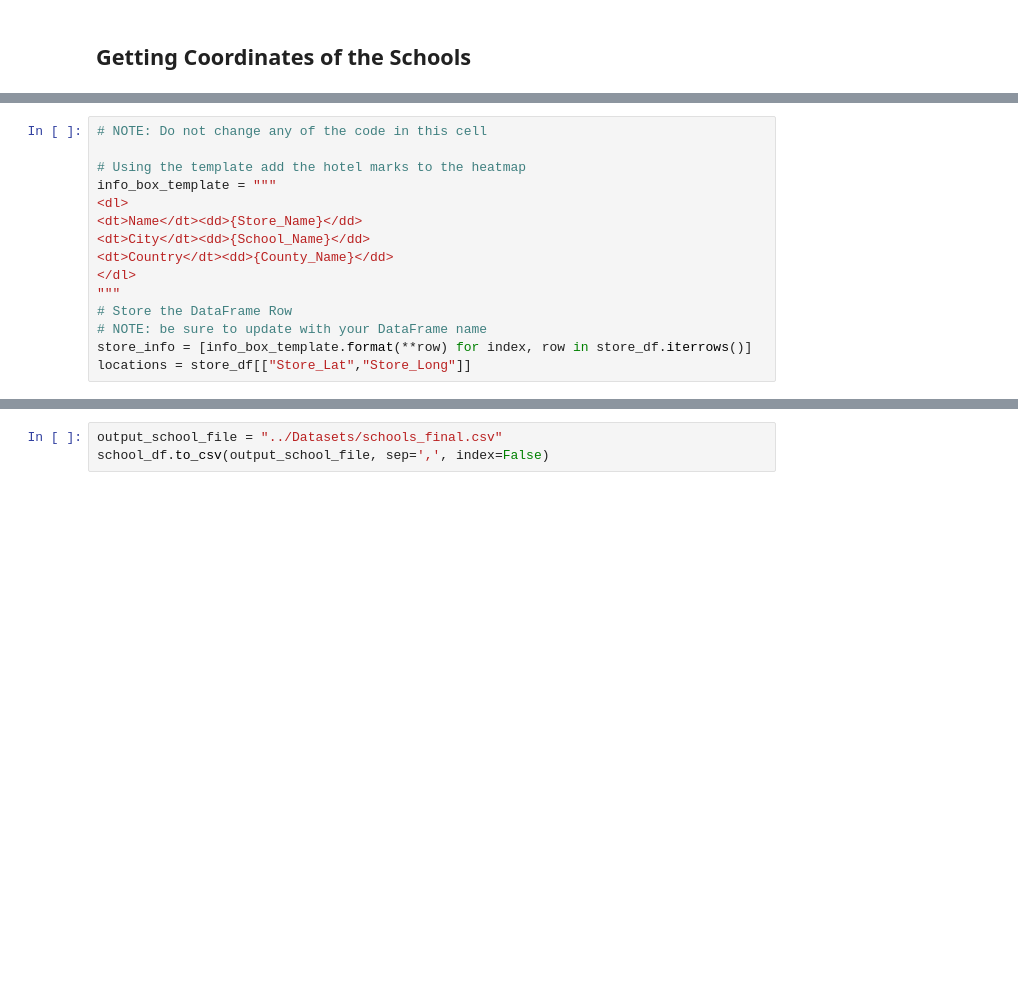
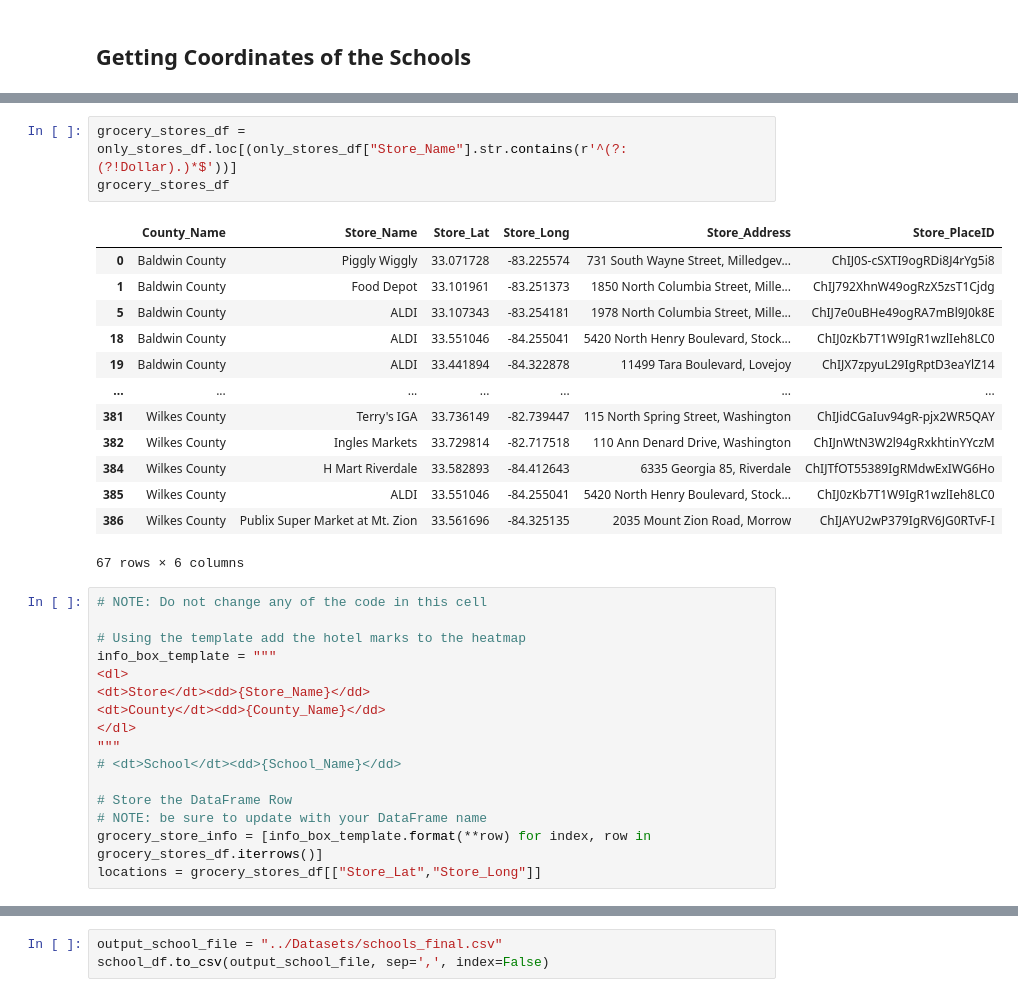
Before and after one commit to sgodkhindi/Project_Map_Food_Deserts, a Jupyter notebook: Food_Deserts_Data.ipynb, the cells around one changed output, grey strips where cells are left out. Drawn from its saved outputs; the diff is of its cells as text; blank space fills up the shorter version.

```diff
--- a/Food_Deserts_Data.ipynb
+++ b/Food_Deserts_Data.ipynb
@@ -167,18 +236,36 @@ store_df
+# %%
+grocery_stores_df = only_stores_df.loc[(only_stores_df["Store_Name"].str.contains(r'^(?:(?!Dollar).)*$'))]
+grocery_stores_df
+# %% [output]
+|  | County_Name | Store_Name | Store_Lat | Store_Long | Store_Address | Store_PlaceID |
+| 0 | Baldwin County | Piggly Wiggly | 33.071728 | -83.225574 | 731 South Wayne Street, Milledgev... | ChIJ0S-cSXTI9ogRDi8J4rYg5i8 |
+| 1 | Baldwin County | Food Depot | 33.101961 | -83.251373 | 1850 North Columbia Street, Mille... | ChIJ792XhnW49ogRzX5zsT1Cjdg |
+| 5 | Baldwin County | ALDI | 33.107343 | -83.254181 | 1978 North Columbia Street, Mille... | ChIJ7e0uBHe49ogRA7mBl9J0k8E |
+| 18 | Baldwin County | ALDI | 33.551046 | -84.255041 | 5420 North Henry Boulevard, Stock... | ChIJ0zKb7T1W9IgR1wzlIeh8LC0 |
+| 19 | Baldwin County | ALDI | 33.441894 | -84.322878 | 11499 Tara Boulevard, Lovejoy | ChIJX7zpyuL29IgRptD3eaYlZ14 |
+| ... | ... | ... | ... | ... | ... | ... |
+| 381 | Wilkes County | Terry's IGA | 33.736149 | -82.739447 | 115 North Spring Street, Washington | ChIJidCGaIuv94gR-pjx2WR5QAY |
+| 382 | Wilkes County | Ingles Markets | 33.729814 | -82.717518 | 110 Ann Denard Drive, Washington | ChIJnWtN3W2l94gRxkhtinYYczM |
+| 384 | Wilkes County | H Mart Riverdale | 33.582893 | -84.412643 | 6335 Georgia 85, Riverdale | ChIJTfOT55389IgRMdwExIWG6Ho |
+| 385 | Wilkes County | ALDI | 33.551046 | -84.255041 | 5420 North Henry Boulevard, Stock... | ChIJ0zKb7T1W9IgR1wzlIeh8LC0 |
+| 386 | Wilkes County | Publix Super Market at Mt. Zion | 33.561696 | -84.325135 | 2035 Mount Zion Road, Morrow | ChIJAYU2wP379IgRV6JG0RTvF-I |
+67 rows × 6 columns
 # %%
 # NOTE: Do not change any of the code in this cell
 
 # Using the template add the hotel marks to the heatmap
 info_box_template = """
 <dl>
-<dt>Name</dt><dd>{Store_Name}</dd>
-<dt>City</dt><dd>{School_Name}</dd>
-<dt>Country</dt><dd>{County_Name}</dd>
+<dt>Store</dt><dd>{Store_Name}</dd>
+<dt>County</dt><dd>{County_Name}</dd>
 </dl>
 """
+# <dt>School</dt><dd>{School_Name}</dd>
+
 # Store the DataFrame Row
 # NOTE: be sure to update with your DataFrame name
-store_info = [info_box_template.format(**row) for index, row in store_df.iterrows()]
-locations = store_df[["Store_Lat","Store_Long"]]
+grocery_store_info = [info_box_template.format(**row) for index, row in grocery_stores_df.iterrows()]
+locations = grocery_stores_df[["Store_Lat","Store_Long"]]
 # %%
 # Add marker layer ontop of heat map
 fig = gmaps.figure()
```
Also changed, not shown: parts of 13 cells of this notebook.
